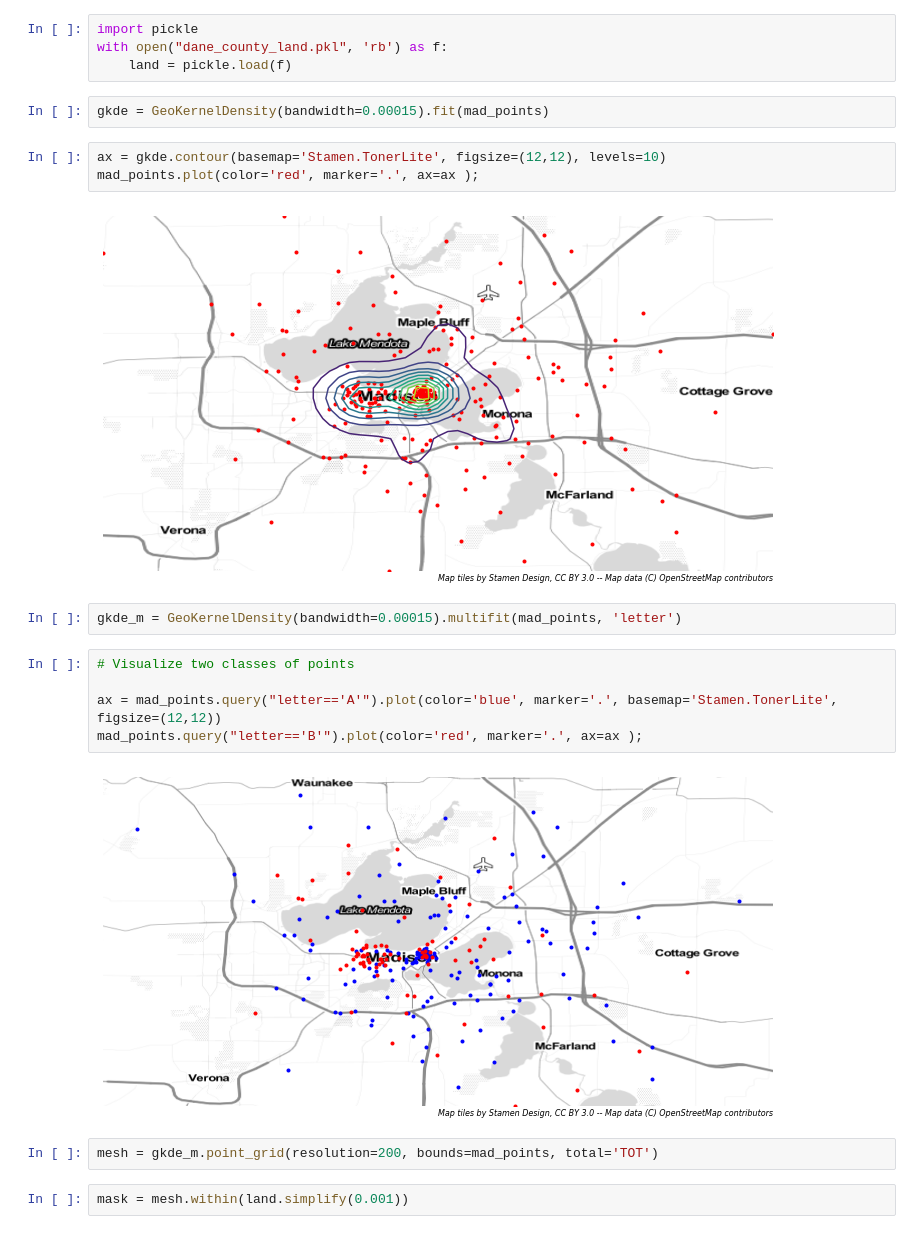
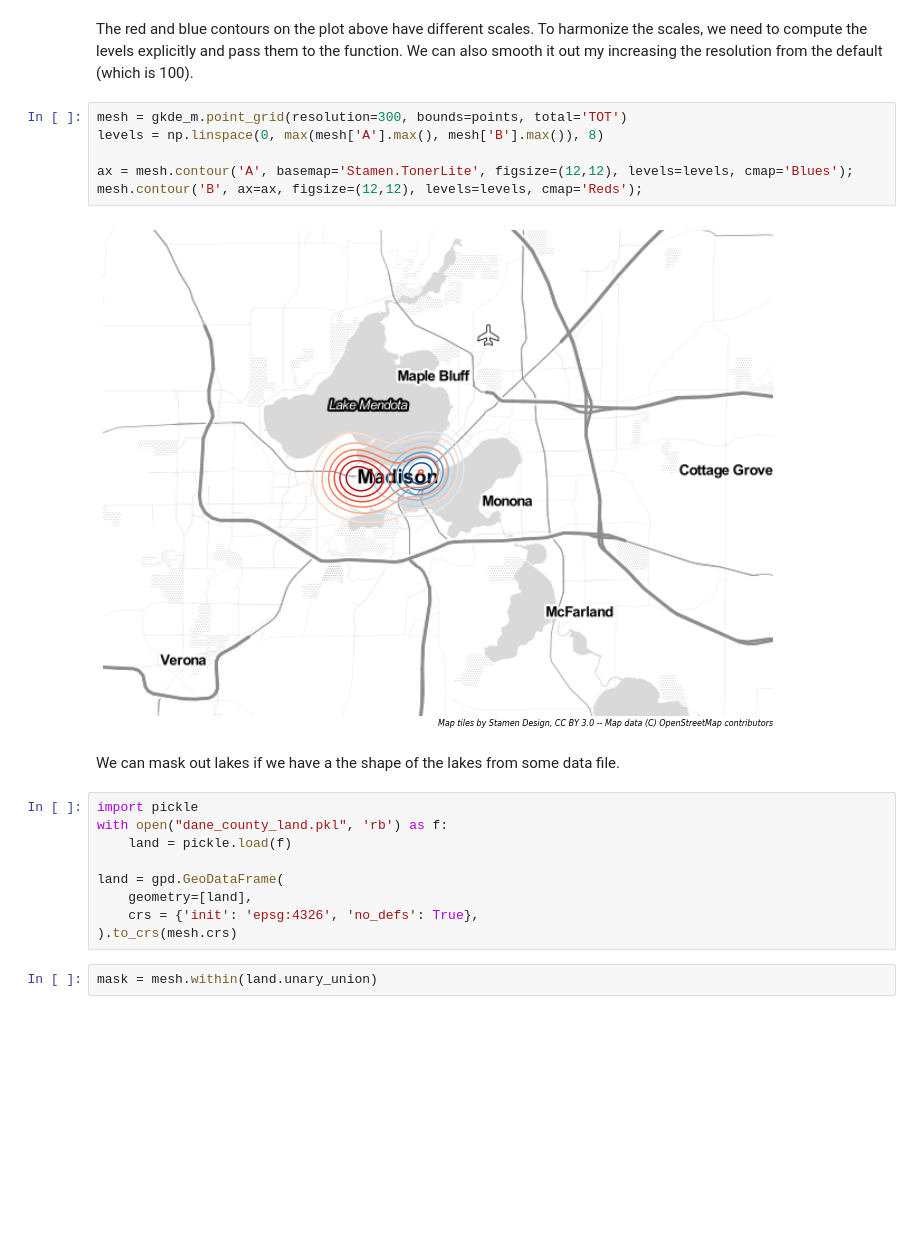
Before and after one commit to jpn--/mapped, a Jupyter notebook: examples/example-contours.ipynb, the cells around one changed output. Drawn from its saved outputs; the diff is of its cells as text; blank space fills up the shorter version.

```diff
--- a/examples/example-contours.ipynb
+++ b/examples/example-contours.ipynb
@@ -9,24 +55,26 @@ from mapped.density import GeoKernelDensity, plot_mesh_contour
+# %% [markdown]
+The red and blue contours on the plot above have different scales.  To
+harmonize the scales, we need to compute the levels explicitly and pass
+them to the function.  We can also smooth it out my increasing the resolution
+from the  default (which is 100).
+# %%
+mesh = gkde_m.point_grid(resolution=300, bounds=points, total='TOT')
+levels = np.linspace(0, max(mesh['A'].max(), mesh['B'].max()), 8)
+
+ax = mesh.contour('A', basemap='Stamen.TonerLite', figsize=(12,12), levels=levels, cmap='Blues');
+mesh.contour('B', ax=ax, figsize=(12,12), levels=levels, cmap='Reds');
+# %% [output]
+[figure, added]
+# %% [markdown]
+We can mask out lakes if we have a the shape of the lakes from some data file.
 # %%
 import pickle
 with open("dane_county_land.pkl", 'rb') as f:
     land = pickle.load(f)
+
+land = gpd.GeoDataFrame(
+    geometry=[land],
+    crs = {'init': 'epsg:4326', 'no_defs': True},
+).to_crs(mesh.crs)
-# %%
-gkde = GeoKernelDensity(bandwidth=0.00015).fit(mad_points)
-# %%
-ax = gkde.contour(basemap='Stamen.TonerLite', figsize=(12,12), levels=10)
-mad_points.plot(color='red', marker='.', ax=ax );
-# %% [output]
-[figure, removed]
-# %%
-gkde_m = GeoKernelDensity(bandwidth=0.00015).multifit(mad_points, 'letter')
-# %%
-# Visualize two classes of points
-
-ax = mad_points.query("letter=='A'").plot(color='blue', marker='.', basemap='Stamen.TonerLite', figsize=(12,12))
-mad_points.query("letter=='B'").plot(color='red', marker='.', ax=ax );
-# %% [output]
-[figure, removed]
-# %%
-mesh = gkde_m.point_grid(resolution=200, bounds=mad_points, total='TOT')
 # %%
-mask = mesh.within(land.simplify(0.001))
+mask = mesh.within(land.unary_union)
```
Also changed, not shown: parts of 18 cells of this notebook, 6 other files.
